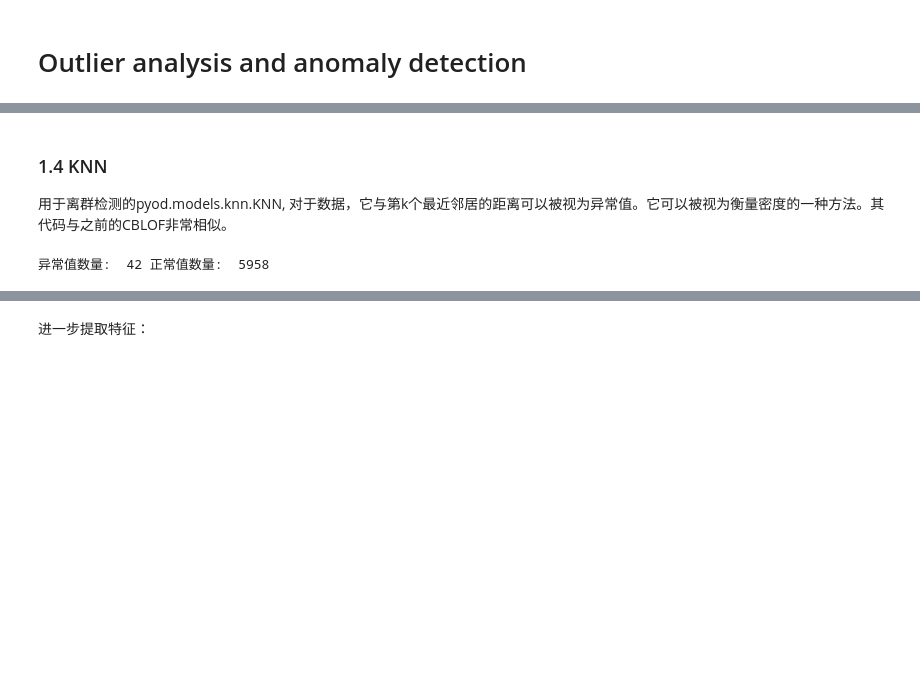
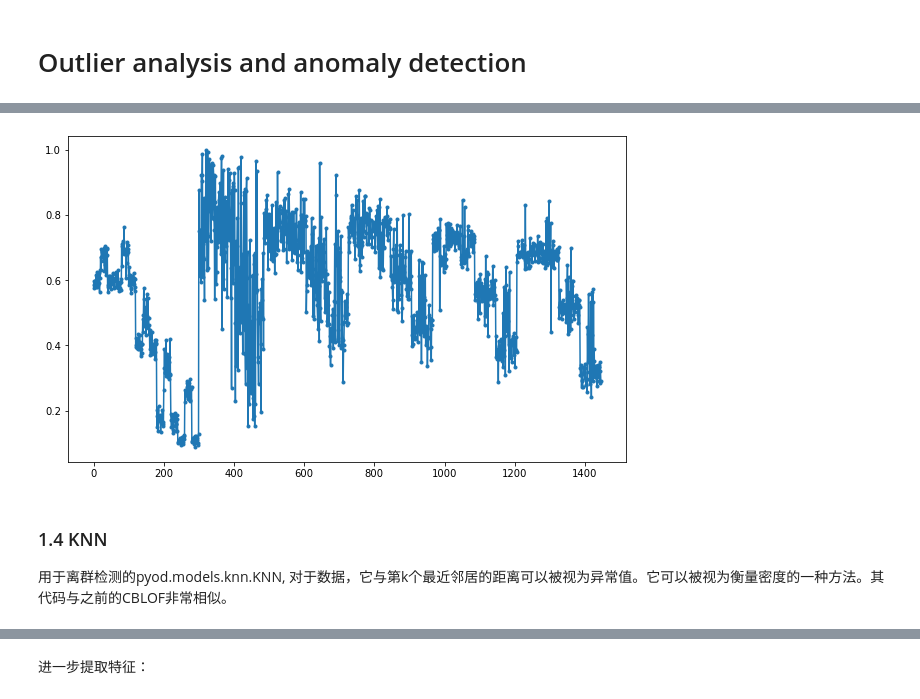
Before and after one commit to Laoannnnn/DataMing4, a Jupyter notebook: outlier.ipynb, the cells around one changed output, grey strips where cells are left out. Saved outputs shown, nothing was run; the diff lists cells and outputs as text; code cells hidden in the pictures; blank space fills up the shorter version.

```diff
--- a/outlier.ipynb
+++ b/outlier.ipynb
@@ -102,18 +177,10 @@ print('异常值数量:',n_outliers,'正常值:',n_inliers)
+# %%
+plt.figure(figsize=(10, 6))
+x_data = [x for x in range(len(hbos_roc))]
+plt.plot(x_data, hbos_roc, '.-')
+plt.show()
+# %% [output]
+[figure, added]
 # %% [markdown]
 ### 1.4 KNN
 用于离群检测的pyod.models.knn.KNN, 对于数据，它与第k个最近邻居的距离可以被视为异常值。它可以被视为衡量密度的一种方法。其代码与之前的CBLOF非常相似。
-# %%
-outliers_fraction = 0.01
-xx , yy = np.meshgrid(np.linspace(0, 1, 100), np.linspace(0, 1, 100))
-clf = KNN(contamination=outliers_fraction)
-clf.fit(X)
-
-scores_pred = clf.decision_function(X) * -1
-
-y_pred = clf.predict(X)
-n_inliers = len(y_pred) - np.count_nonzero(y_pred)
-n_outliers = np.count_nonzero(y_pred == 1)
-
-print('异常值数量: ',n_outliers,'正常值数量: ',n_inliers)
-# %% [output]
-异常值数量:  42 正常值数量:  5958
```
Also changed, not shown: parts of 34 cells of this notebook.
